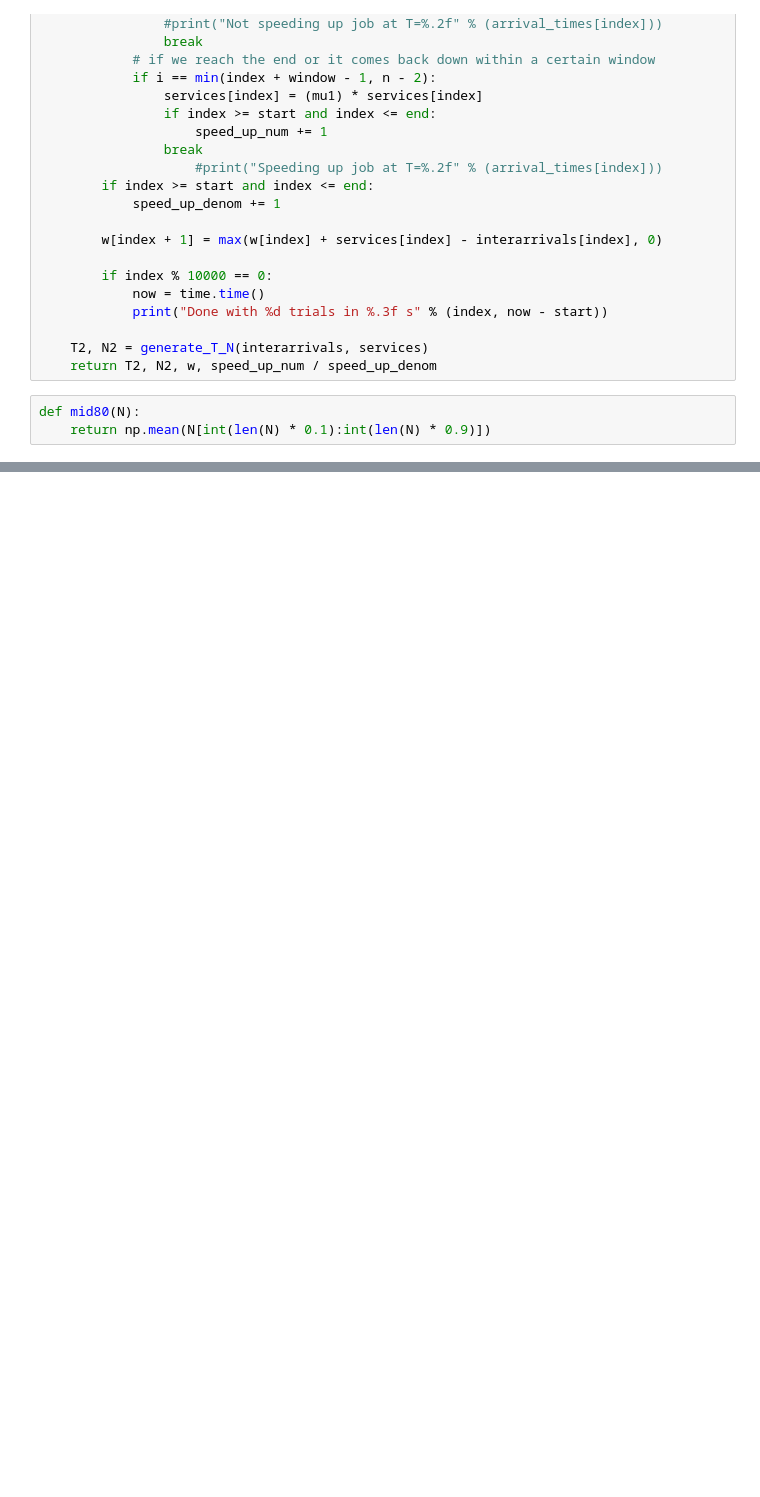
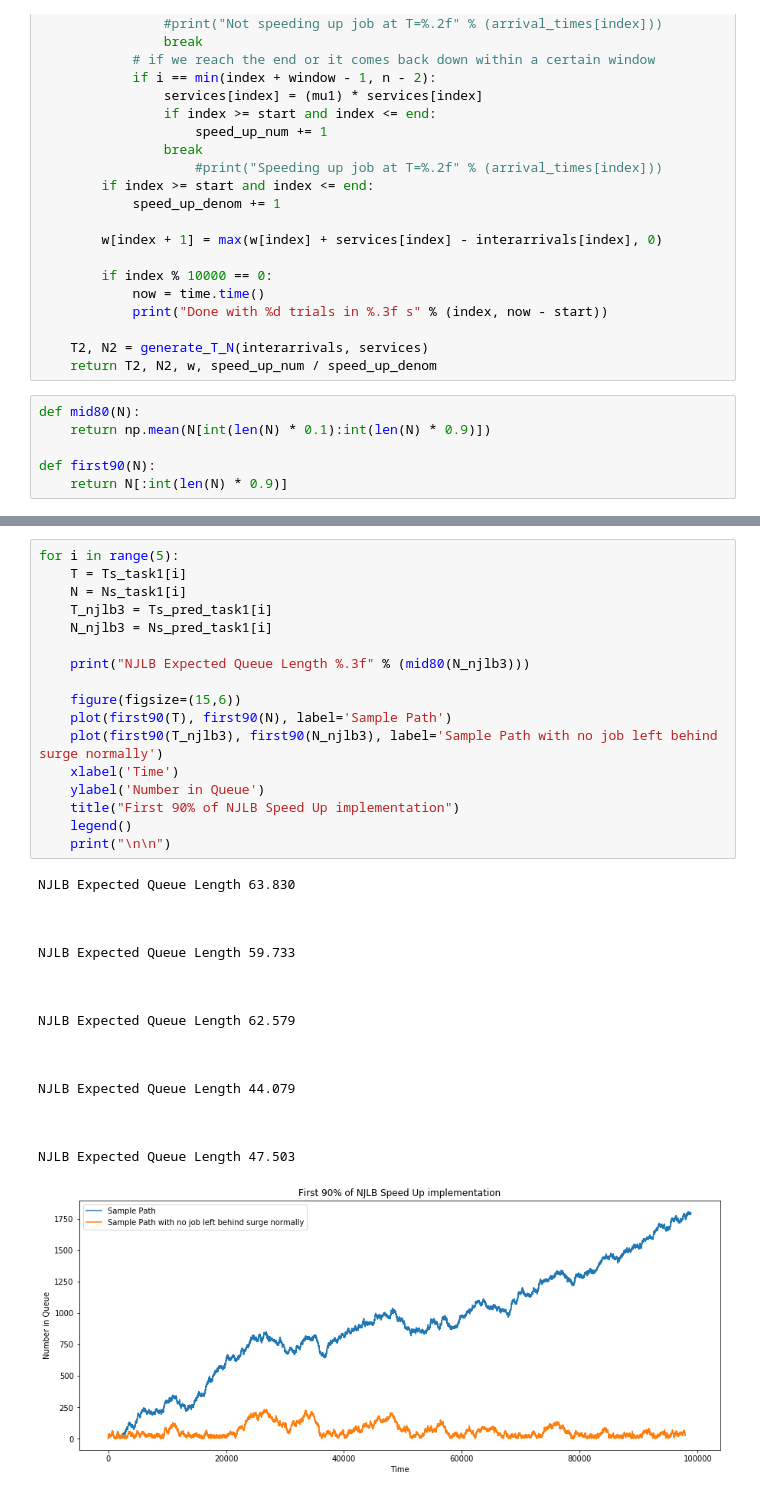
Before and after one commit to guanzgrace/cbs-patient-surge-models, a Jupyter notebook: 0719-Speed-up-Threshold-NoJobLeftBehind.ipynb, the cells around one changed output, grey strips where cells are left out. Saved outputs shown, nothing was run; the diff lists cells and outputs as text; blank space fills up the shorter version.

```diff
--- a/0719-Speed-up-Threshold-NoJobLeftBehind.ipynb
+++ b/0719-Speed-up-Threshold-NoJobLeftBehind.ipynb
@@ -267,6 +267,9 @@ def implement_speedup_2(interarrivals, services, window):
 # %%
 def mid80(N):
     return np.mean(N[int(len(N) * 0.1):int(len(N) * 0.9)])
+
+def first90(N):
+    return N[:int(len(N) * 0.9)]
 # %%
 #  Task 1: For the NJLB speed up code with an infinite window, using Tmax = 10^5,
 #  report expected queue length, p(speed up), and sample paths for a couple runs.
@@ -387,0 +403,36 @@ Done with 60000 trials in 251.333 s
+# %%
+for i in range(5):
+    T = Ts_task1[i]
+    N = Ns_task1[i]
+    T_njlb3 = Ts_pred_task1[i]
+    N_njlb3 = Ns_pred_task1[i]
+
+    print("NJLB Expected Queue Length %.3f" % (mid80(N_njlb3)))
+
+    figure(figsize=(15,6))
+    plot(first90(T), first90(N), label='Sample Path')
+    plot(first90(T_njlb3), first90(N_njlb3), label='Sample Path with no job left behind surge normally')
+    xlabel('Time')
+    ylabel('Number in Queue')
+    title("First 90% of NJLB Speed Up implementation")
+    legend()
+    print("\n\n")
+# %% [output]
+NJLB Expected Queue Length 63.830
+
+
+
+NJLB Expected Queue Length 59.733
+
+
+
+NJLB Expected Queue Length 62.579
+
+
+
+NJLB Expected Queue Length 44.079
+
+
+
+NJLB Expected Queue Length 47.503
+[figure, added]
```
Also changed, not shown: parts of 3 cells of this notebook.
